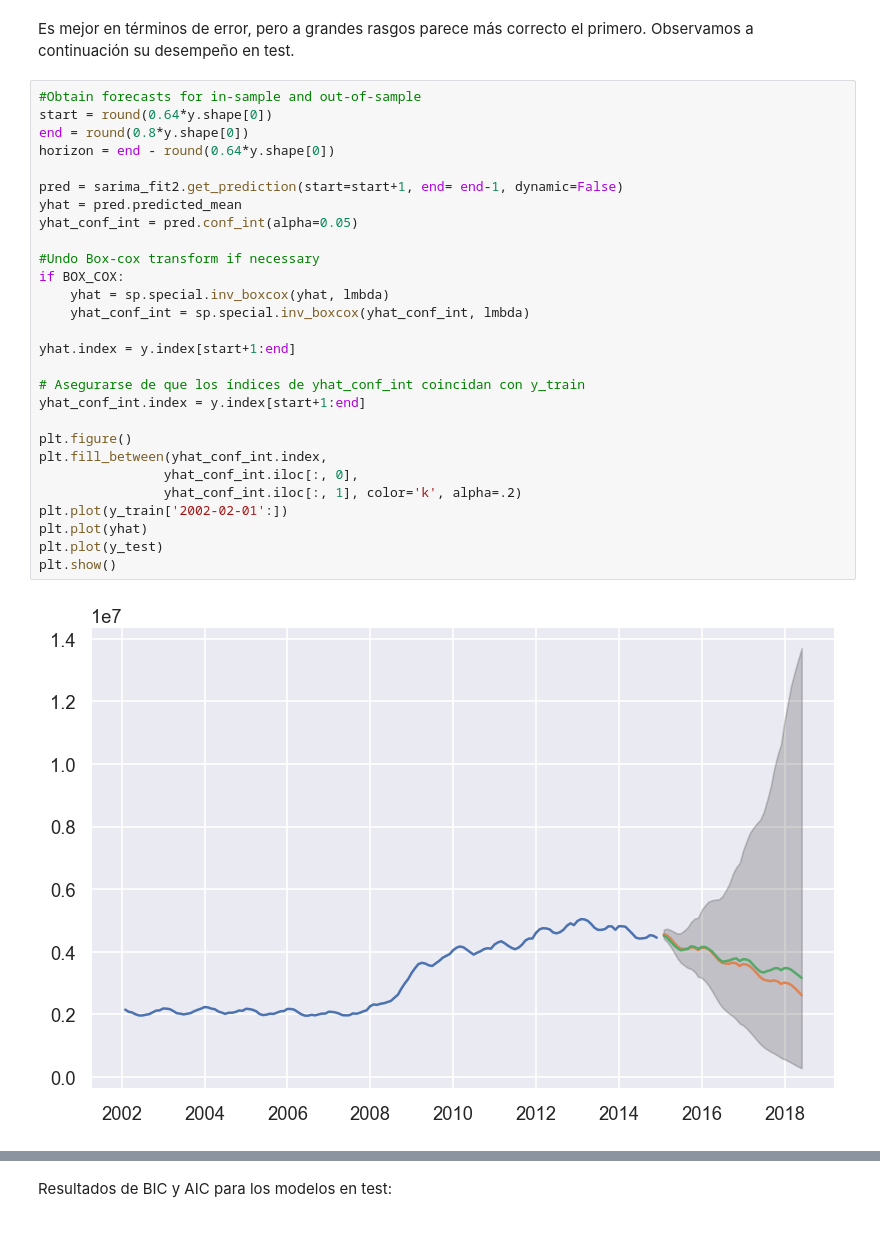
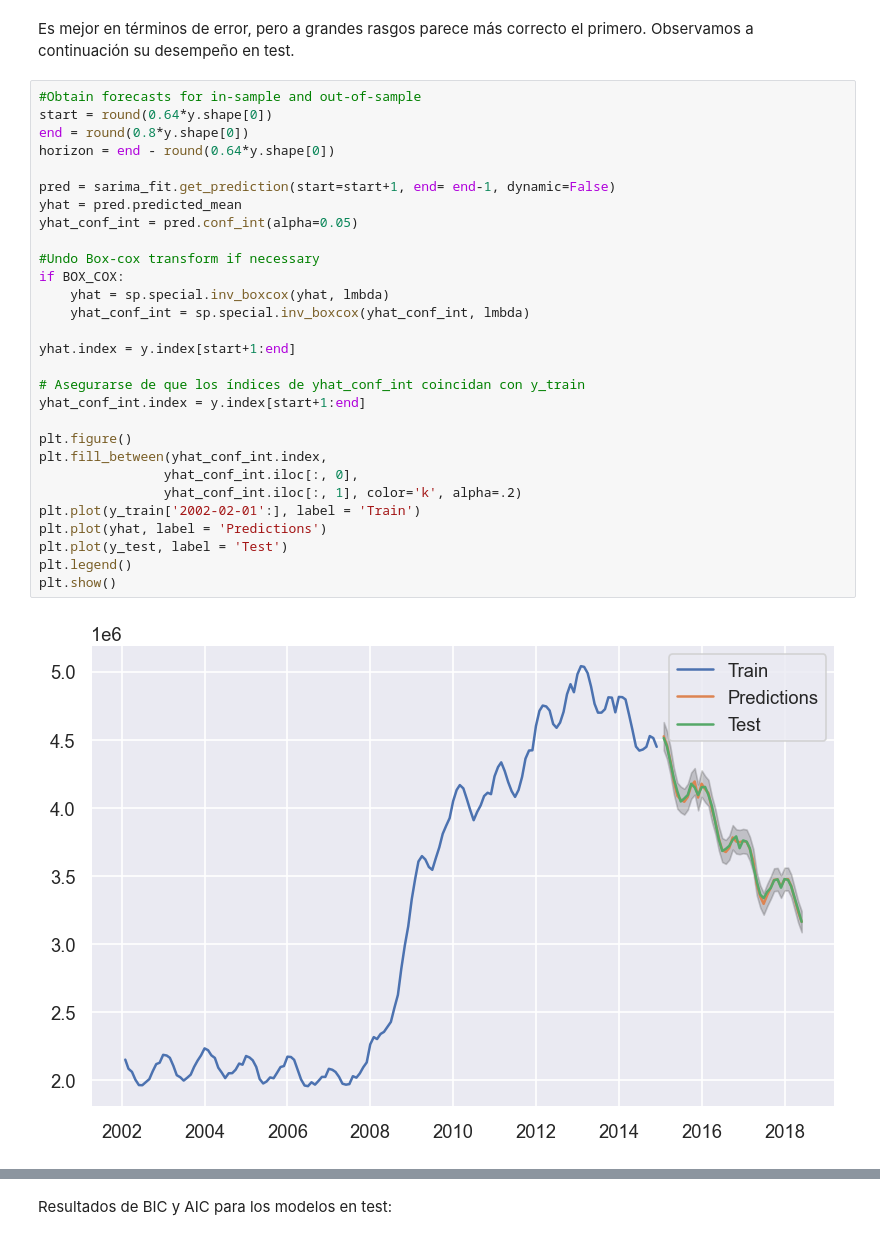
Before and after one commit to juanls1/Assignment2_ML, a Jupyter notebook: ML_Assignment2.ipynb, the cells around one changed output, grey strips where cells are left out. Saved outputs shown, nothing was run; the diff lists cells and outputs as text.

```diff
--- a/ML_Assignment2.ipynb
+++ b/ML_Assignment2.ipynb
@@ -282,33 +266,34 @@ Es mejor en términos de error, pero a grandes rasgos parece más correcto el pr
 # %%
 #Obtain forecasts for in-sample and out-of-sample
 start = round(0.64*y.shape[0])
 end = round(0.8*y.shape[0])
 horizon = end - round(0.64*y.shape[0])
 
-pred = sarima_fit2.get_prediction(start=start+1, end= end-1, dynamic=False)
+pred = sarima_fit.get_prediction(start=start+1, end= end-1, dynamic=False)
 yhat = pred.predicted_mean
 yhat_conf_int = pred.conf_int(alpha=0.05)
 
 #Undo Box-cox transform if necessary
 if BOX_COX:
     yhat = sp.special.inv_boxcox(yhat, lmbda)
     yhat_conf_int = sp.special.inv_boxcox(yhat_conf_int, lmbda)
 
 yhat.index = y.index[start+1:end]
 
 # Asegurarse de que los índices de yhat_conf_int coincidan con y_train
 yhat_conf_int.index = y.index[start+1:end]
 
 plt.figure()
 plt.fill_between(yhat_conf_int.index,
                 yhat_conf_int.iloc[:, 0],
                 yhat_conf_int.iloc[:, 1], color='k', alpha=.2)
-plt.plot(y_train['2002-02-01':])
-plt.plot(yhat)
-plt.plot(y_test)
+plt.plot(y_train['2002-02-01':], label = 'Train')
+plt.plot(yhat, label = 'Predictions')
+plt.plot(y_test, label = 'Test')
+plt.legend()
 plt.show()
 # %% [output]
-[figure, old version]
+[figure, new version]
 # %%
 #Obtain forecasts for in-sample and out-of-sample
 start = round(0.64*y.shape[0]) + 1
```
Also changed, not shown: parts of 28 cells of this notebook.
